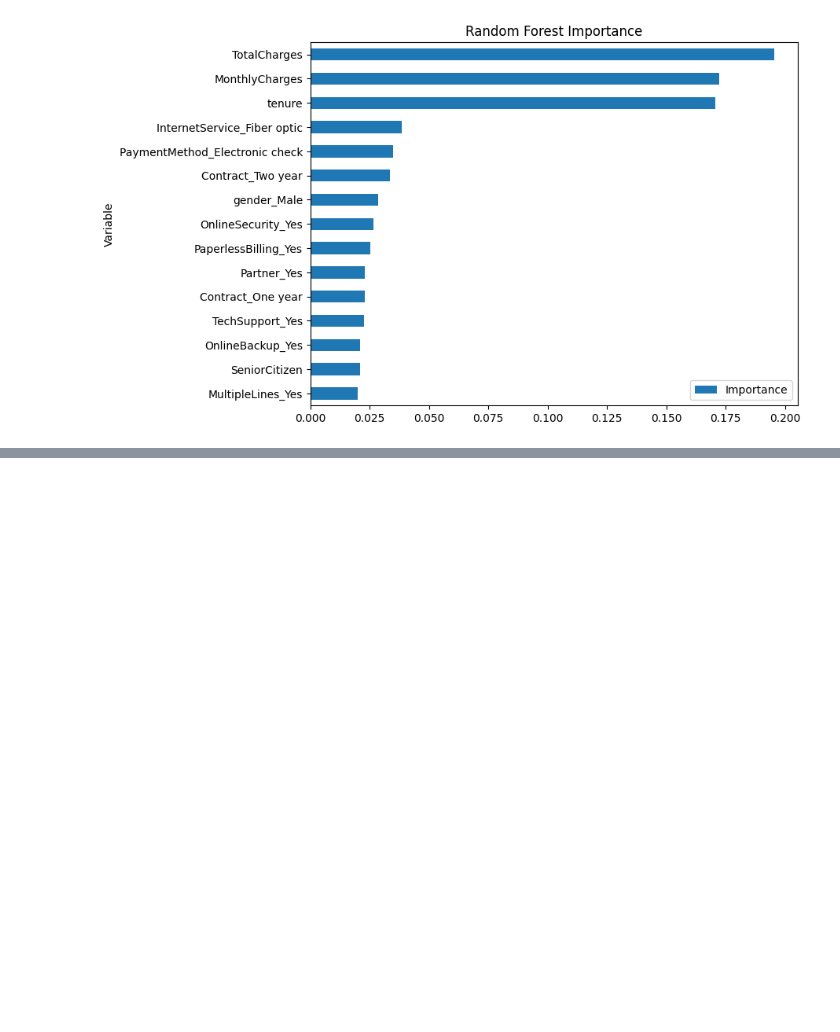
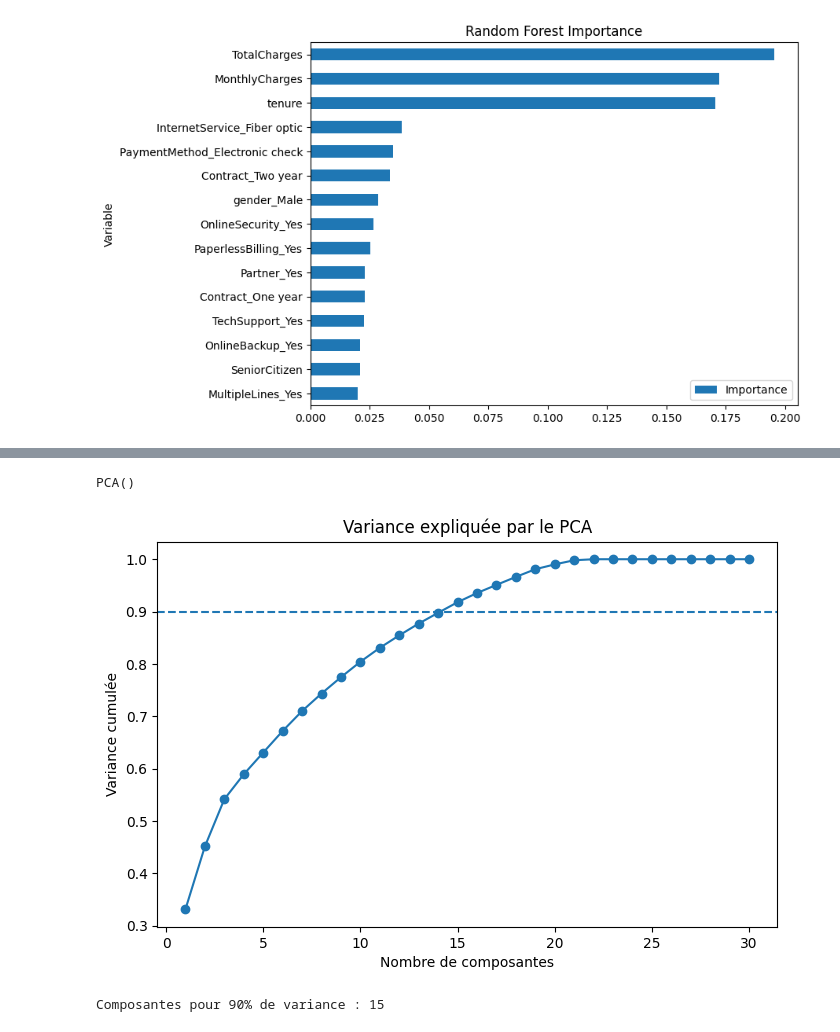
Before and after one commit to bms-awadi/arene-des-algos-Awadi_BEDJA, a Jupyter notebook: Partie2_data_collecte_preprocessing/telco_churn.ipynb, the cells around one changed output, grey strips where cells are left out. Saved outputs shown, nothing was run; the diff lists cells and outputs as text; code cells hidden in the pictures; blank space fills up the shorter version.

Commit message:
feat(pca): analyze dimensionality reduction and explained variance

```diff
--- a/Partie2_data_collecte_preprocessing/telco_churn.ipynb
+++ b/Partie2_data_collecte_preprocessing/telco_churn.ipynb
@@ -918,0 +985,55 @@ plt.show()
+# %%
+pca_full = PCA()
+
+pca_full.fit(X_scaled)
+# %% [output]
+PCA()
+# %%
+import numpy as np
+
+variance_cumulee = np.cumsum(
+    pca_full.explained_variance_ratio_
+)
+
+plt.figure(figsize=(8,5))
+
+plt.plot(
+    range(
+        1,
+        len(variance_cumulee)+1
+    ),
+    variance_cumulee,
+    marker="o"
+)
+
+plt.axhline(
+    y=0.90,
+    linestyle="--"
+)
+
+plt.xlabel(
+    "Nombre de composantes"
+)
+
+plt.ylabel(
+    "Variance cumulée"
+)
+
+plt.title(
+    "Variance expliquée par le PCA"
+)
+
+plt.show()
+# %% [output]
+[figure, added]
+# %%
+nb_composantes_90 = np.argmax(
+    variance_cumulee >= 0.90
+) + 1
+
+print(
+    "Composantes pour 90% de variance :",
+    nb_composantes_90
+)
+# %% [output]
+Composantes pour 90% de variance : 15
```
Also changed, not shown: parts of 6 cells of this notebook, 1 other file.
